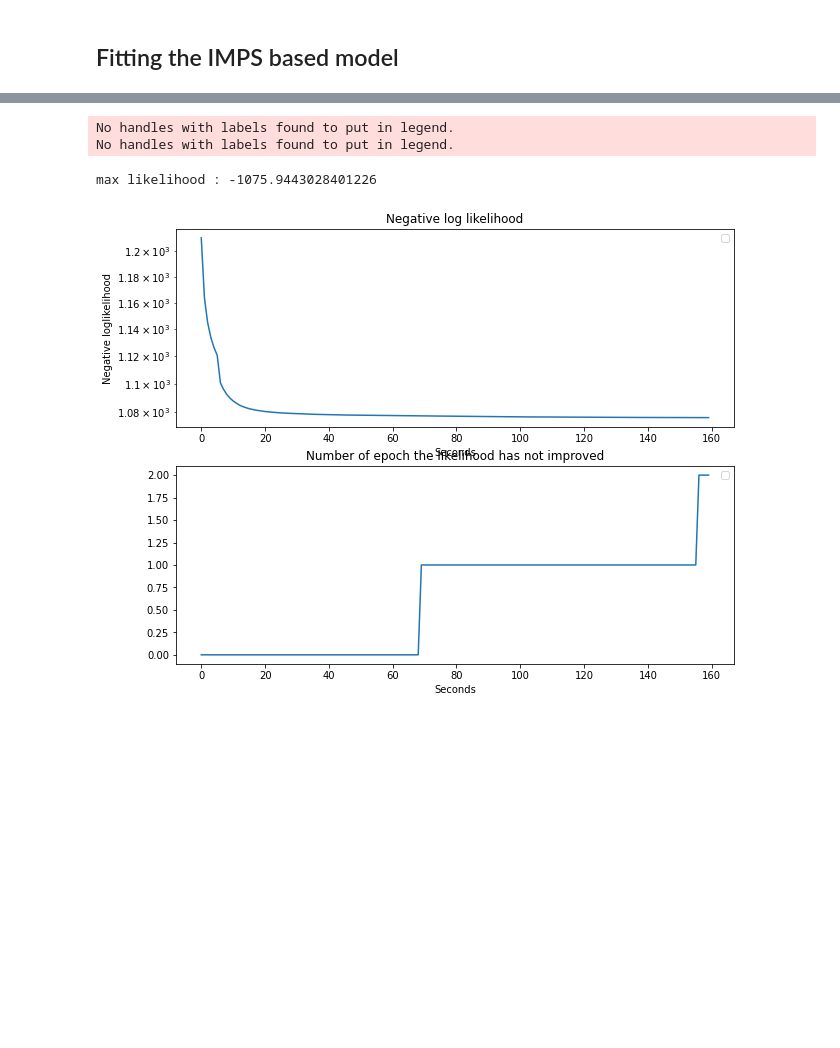
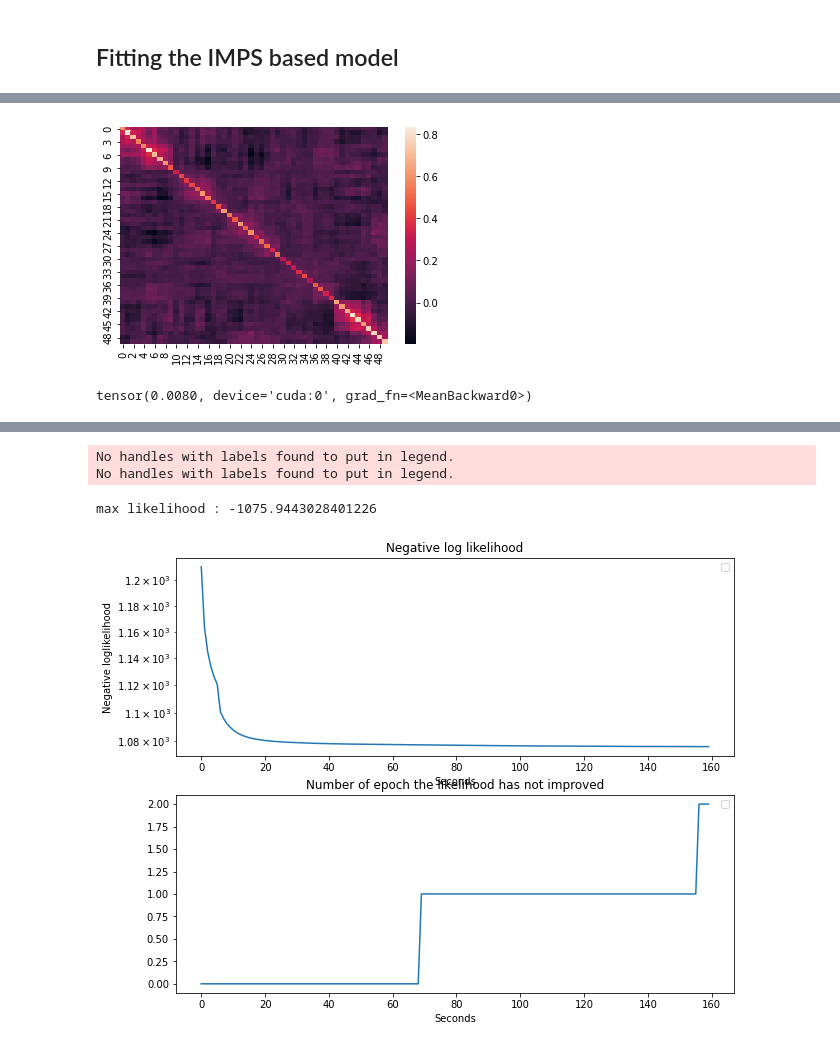
Before and after one commit to PLN-team/pyPLNmodels, a Jupyter notebook: IMPSvsVARAPP.ipynb, the cells around one changed output, grey strips where cells are left out. Drawn from its saved outputs; the diff is of its cells as text; code cells hidden in the pictures; blank space fills up the shorter version.

```diff
--- a/IMPSvsVARAPP.ipynb
+++ b/IMPSvsVARAPP.ipynb
@@ -41,15 +39,16 @@ q = 5
 #torch.manual_seed(0)
 Sigma_sampling = 1*torch.from_numpy(build_block_Sigma(p,10))/3 #+ 0.5*torch.eye(p)
 true_C = C_from_Sigma(Sigma_sampling, q)
+true_C.to(device)
 true_Sigma_sampling = true_C@(true_C.T)
-true_beta =torch.randn((d, p))/1.5
+true_beta =torch.randn((d, p), device = device)/1.5
 
-covariates = torch.randn((n,d))
-O =  torch.randint(2,(n,p))
+covariates = torch.randn((n,d)).to(device)
+O =  0*torch.randint(2,(n,p)).to(device)
 Y, Z, _  = sample_PLN(Sigma_sampling,true_beta, O, covariates)
-Y = Y.to(device)
-covariates = covariates.to(device)
-O = O.to(device)
+Y = pd.DataFrame(Y.cpu().numpy())
+covariates = pd.DataFrame(covariates.cpu().numpy())
+O = pd.DataFrame(O.cpu().numpy())
 # %%
 import pandas as pd
 
@@ -123,0 +91,4 @@ Wall time: 12min 50s
+# %%
+fast = fastPLN()
+
+fast.fit(Y, O, covariates, tol_delta = 0, tol_RMSE_M_grad = 0)
@@ -123,0 +120,8 @@ Wall time: 12min 50s
+# %%
+fast.show_Sigma()
+# %% [output]
+[figure, added]
+# %%
+torch.mean((fast.Sigma-true_Sigma)**2)
+# %% [output]
+tensor(0.0080, device='cuda:0', grad_fn=<MeanBackward0>)
```
Also changed, not shown: parts of 20 cells of this notebook, 7 other files.
